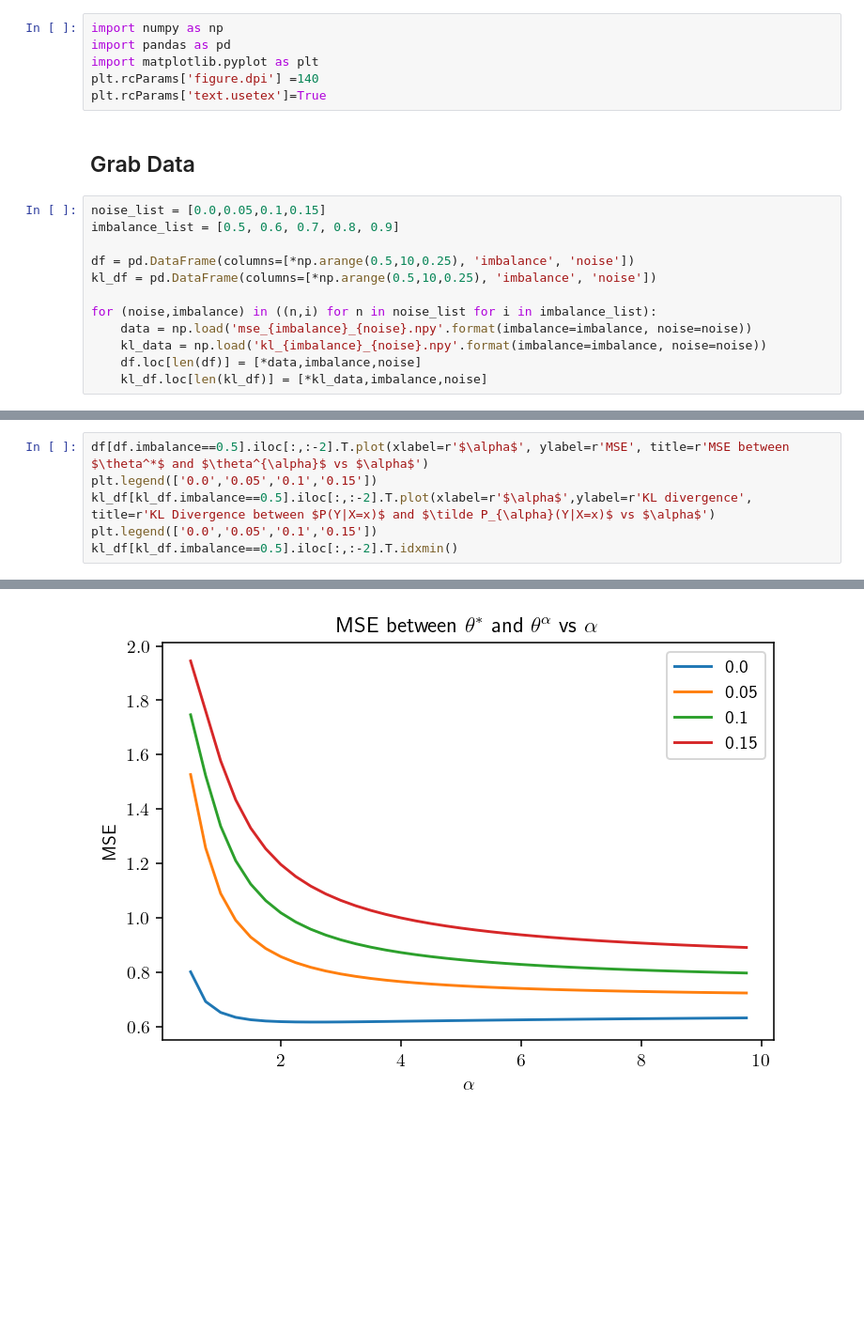
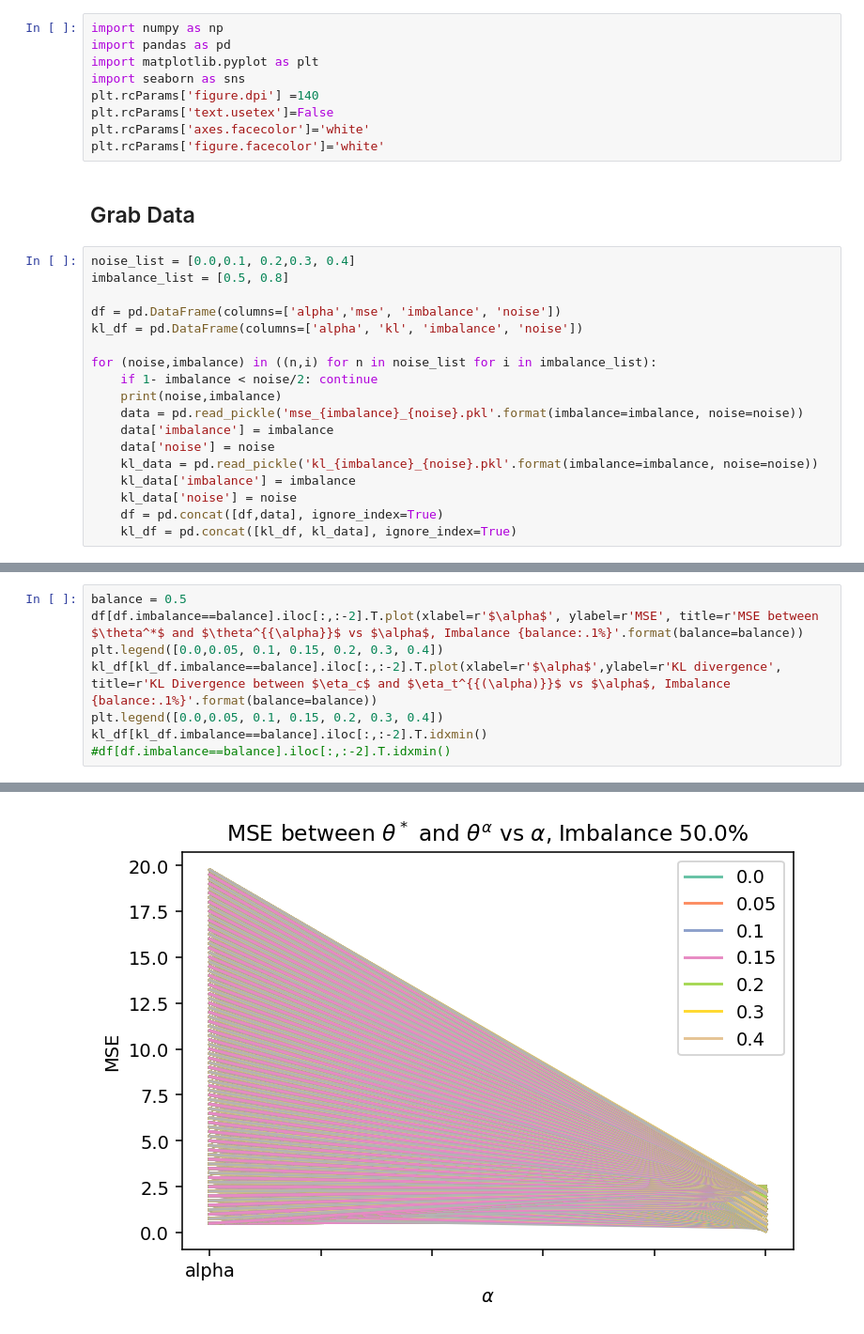
Before and after one commit to SankarLab/Alpha-Loss-GMM-Analysis, a Jupyter notebook: gmm_analysis.ipynb, the cells around one changed output, grey strips where cells are left out. Shown at 94% size. Drawn from its saved outputs; the diff is of its cells as text; blank space fills up the shorter version.

```diff
--- a/gmm_analysis.ipynb
+++ b/gmm_analysis.ipynb
@@ -4,19 +4,28 @@
 import numpy as np
 import pandas as pd
 import matplotlib.pyplot as plt
+import seaborn as sns
 plt.rcParams['figure.dpi'] =140
-plt.rcParams['text.usetex']=True
+plt.rcParams['text.usetex']=False
+plt.rcParams['axes.facecolor']='white'
+plt.rcParams['figure.facecolor']='white'
 # %% [markdown]
 ## Grab Data
 # %%
-noise_list = [0.0,0.05,0.1,0.15]
-imbalance_list = [0.5, 0.6, 0.7, 0.8, 0.9]
+noise_list = [0.0,0.1, 0.2,0.3, 0.4]
+imbalance_list = [0.5, 0.8]
 
-df = pd.DataFrame(columns=[*np.arange(0.5,10,0.25), 'imbalance', 'noise'])
-kl_df = pd.DataFrame(columns=[*np.arange(0.5,10,0.25), 'imbalance', 'noise'])
+df = pd.DataFrame(columns=['alpha','mse', 'imbalance', 'noise'])
+kl_df = pd.DataFrame(columns=['alpha', 'kl', 'imbalance', 'noise'])
 
 for (noise,imbalance) in ((n,i) for n in noise_list for i in imbalance_list):
-    data = np.load('mse_{imbalance}_{noise}.npy'.format(imbalance=imbalance, noise=noise))
-    kl_data = np.load('kl_{imbalance}_{noise}.npy'.format(imbalance=imbalance, noise=noise))
-    df.loc[len(df)] = [*data,imbalance,noise]
-    kl_df.loc[len(kl_df)] = [*kl_data,imbalance,noise]
+    if 1- imbalance < noise/2: continue
+    print(noise,imbalance)
+    data = pd.read_pickle('mse_{imbalance}_{noise}.pkl'.format(imbalance=imbalance, noise=noise))
+    data['imbalance'] = imbalance
+    data['noise'] = noise
+    kl_data = pd.read_pickle('kl_{imbalance}_{noise}.pkl'.format(imbalance=imbalance, noise=noise))
+    kl_data['imbalance'] = imbalance
+    kl_data['noise'] = noise
+    df = pd.concat([df,data], ignore_index=True)
+    kl_df = pd.concat([kl_df, kl_data], ignore_index=True)
@@ -66,7 +122,9 @@ kl_df[kl_df.imbalance==0.7][[*alpha_list, 'noise']].plot(x='noise',title='KL of
 # %%
-df[df.imbalance==0.5].iloc[:,:-2].T.plot(xlabel=r'$\alpha$', ylabel=r'MSE', title=r'MSE between $\theta^*$ and $\theta^{\alpha}$ vs $\alpha$')
-plt.legend(['0.0','0.05','0.1','0.15'])
-kl_df[kl_df.imbalance==0.5].iloc[:,:-2].T.plot(xlabel=r'$\alpha$',ylabel=r'KL divergence', title=r'KL Divergence between $P(Y|X=x)$ and $\tilde P_{\alpha}(Y|X=x)$ vs $\alpha$')
-plt.legend(['0.0','0.05','0.1','0.15'])
-kl_df[kl_df.imbalance==0.5].iloc[:,:-2].T.idxmin()
+balance = 0.5
+df[df.imbalance==balance].iloc[:,:-2].T.plot(xlabel=r'$\alpha$', ylabel=r'MSE', title=r'MSE between $\theta^*$ and $\theta^{{\alpha}}$ vs $\alpha$, Imbalance {balance:.1%}'.format(balance=balance))
+plt.legend([0.0,0.05, 0.1, 0.15, 0.2, 0.3, 0.4])
+kl_df[kl_df.imbalance==balance].iloc[:,:-2].T.plot(xlabel=r'$\alpha$',ylabel=r'KL divergence', title=r'KL Divergence between $\eta_c$ and $\eta_t^{{(\alpha)}}$ vs $\alpha$, Imbalance {balance:.1%}'.format(balance=balance))
+plt.legend([0.0,0.05, 0.1, 0.15, 0.2, 0.3, 0.4])
+kl_df[kl_df.imbalance==balance].iloc[:,:-2].T.idxmin()
+#df[df.imbalance==balance].iloc[:,:-2].T.idxmin()
 # %% [output]
@@ -78 +132 @@ dtype: float64
-[figure, old version]
+[figure, new version]
```
Also changed, not shown: parts of 25 cells of this notebook, 5 other files.
